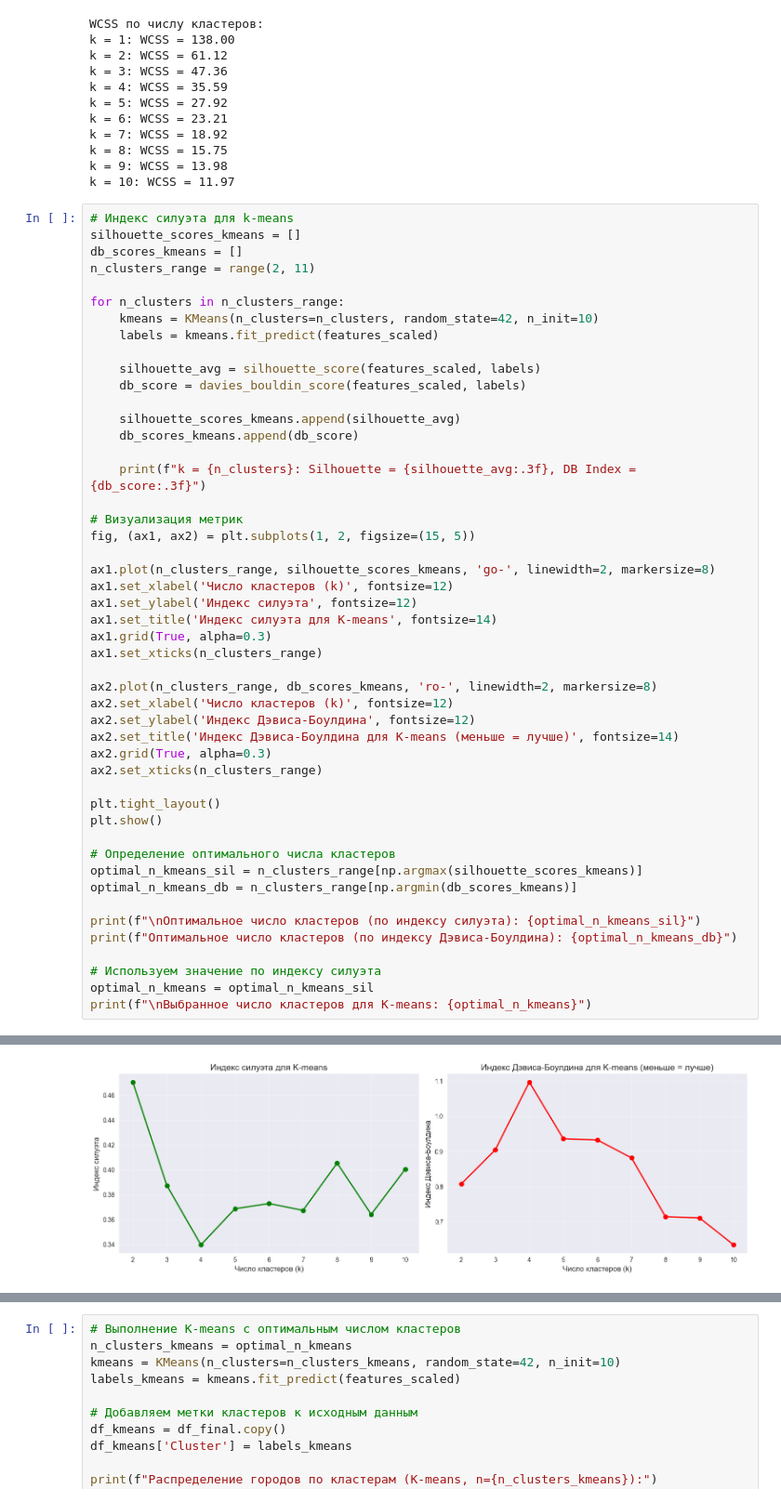
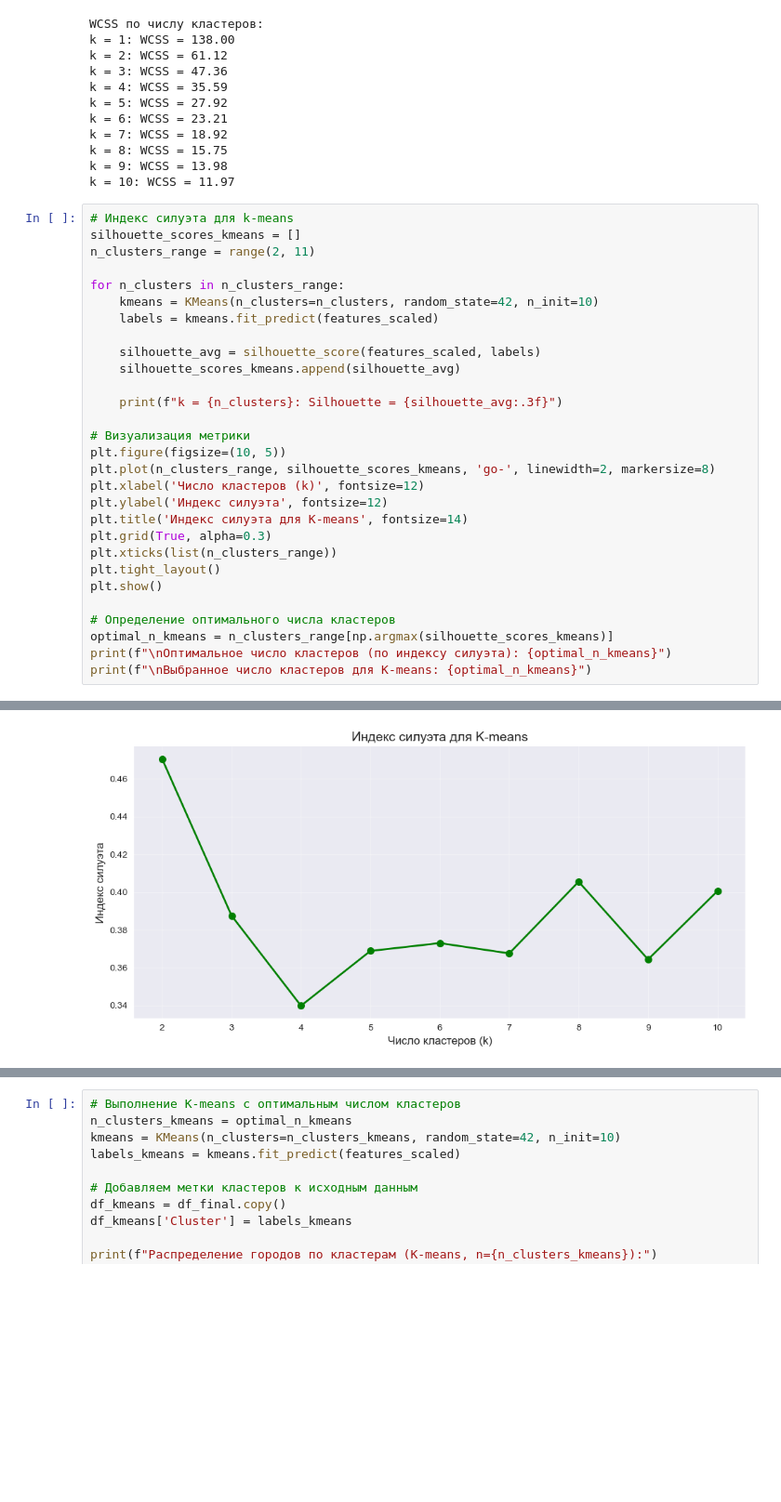
Before and after one commit to mmrgnl/data_analys_labs, a Jupyter notebook: cluster_analysis.ipynb, the cells around one changed output, grey strips where cells are left out. Shown at 93% size. Saved outputs shown, nothing was run; the diff lists cells and outputs as text; blank space fills up the shorter version.

```diff
--- a/cluster_analysis.ipynb
+++ b/cluster_analysis.ipynb
@@ -442,7 +415,6 @@ k = 10: WCSS = 11.97
 # %%
 # Индекс силуэта для k-means
 silhouette_scores_kmeans = []
-db_scores_kmeans = []
 n_clusters_range = range(2, 11)
 
 for n_clusters in n_clusters_range:
@@ -450,41 +422,23 @@ for n_clusters in n_clusters_range:
     labels = kmeans.fit_predict(features_scaled)
 
     silhouette_avg = silhouette_score(features_scaled, labels)
-    db_score = davies_bouldin_score(features_scaled, labels)
+    silhouette_scores_kmeans.append(silhouette_avg)
 
-    silhouette_scores_kmeans.append(silhouette_avg)
-    db_scores_kmeans.append(db_score)
+    print(f"k = {n_clusters}: Silhouette = {silhouette_avg:.3f}")
 
-    print(f"k = {n_clusters}: Silhouette = {silhouette_avg:.3f}, DB Index = {db_score:.3f}")
-
-# Визуализация метрик
-fig, (ax1, ax2) = plt.subplots(1, 2, figsize=(15, 5))
-
-ax1.plot(n_clusters_range, silhouette_scores_kmeans, 'go-', linewidth=2, markersize=8)
-ax1.set_xlabel('Число кластеров (k)', fontsize=12)
-ax1.set_ylabel('Индекс силуэта', fontsize=12)
-ax1.set_title('Индекс силуэта для K-means', fontsize=14)
-ax1.grid(True, alpha=0.3)
-ax1.set_xticks(n_clusters_range)
-
-ax2.plot(n_clusters_range, db_scores_kmeans, 'ro-', linewidth=2, markersize=8)
-ax2.set_xlabel('Число кластеров (k)', fontsize=12)
-ax2.set_ylabel('Индекс Дэвиса-Боулдина', fontsize=12)
-ax2.set_title('Индекс Дэвиса-Боулдина для K-means (меньше = лучше)', fontsize=14)
-ax2.grid(True, alpha=0.3)
-ax2.set_xticks(n_clusters_range)
-
+# Визуализация метрики
+plt.figure(figsize=(10, 5))
+plt.plot(n_clusters_range, silhouette_scores_kmeans, 'go-', linewidth=2, markersize=8)
+plt.xlabel('Число кластеров (k)', fontsize=12)
+plt.ylabel('Индекс силуэта', fontsize=12)
+plt.title('Индекс силуэта для K-means', fontsize=14)
+plt.grid(True, alpha=0.3)
+plt.xticks(list(n_clusters_range))
 plt.tight_layout()
 plt.show()
 
 # Определение оптимального числа кластеров
-optimal_n_kmeans_sil = n_clusters_range[np.argmax(silhouette_scores_kmeans)]
-optimal_n_kmeans_db = n_clusters_range[np.argmin(db_scores_kmeans)]
-
-print(f"\nОптимальное число кластеров (по индексу силуэта): {optimal_n_kmeans_sil}")
-print(f"Оптимальное число кластеров (по индексу Дэвиса-Боулдина): {optimal_n_kmeans_db}")
-
-# Используем значение по индексу силуэта
-optimal_n_kmeans = optimal_n_kmeans_sil
+optimal_n_kmeans = n_clusters_range[np.argmax(silhouette_scores_kmeans)]
+print(f"\nОптимальное число кластеров (по индексу силуэта): {optimal_n_kmeans}")
 print(f"\nВыбранное число кластеров для K-means: {optimal_n_kmeans}")
 # %% [output]
@@ -500,2 +454,2 @@ k = 10: Silhouette = 0.401, DB Index = 0.634
-[figure, old version]
+[figure, new version]
 Оптимальное число кластеров (по индексу силуэта): 2
```
Also changed, not shown: parts of 23 cells of this notebook.
